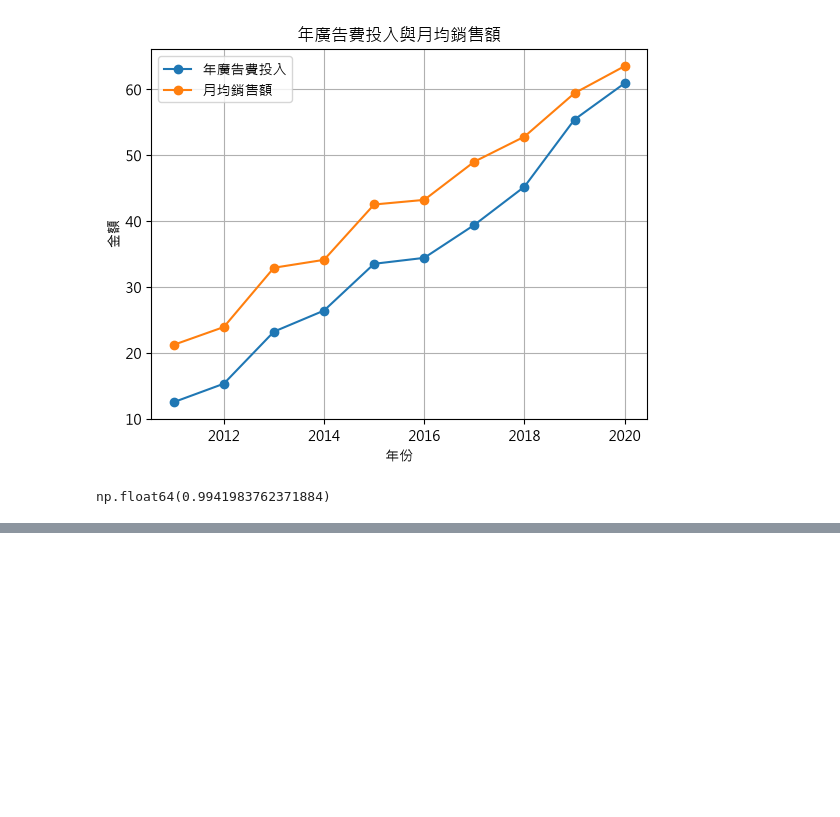
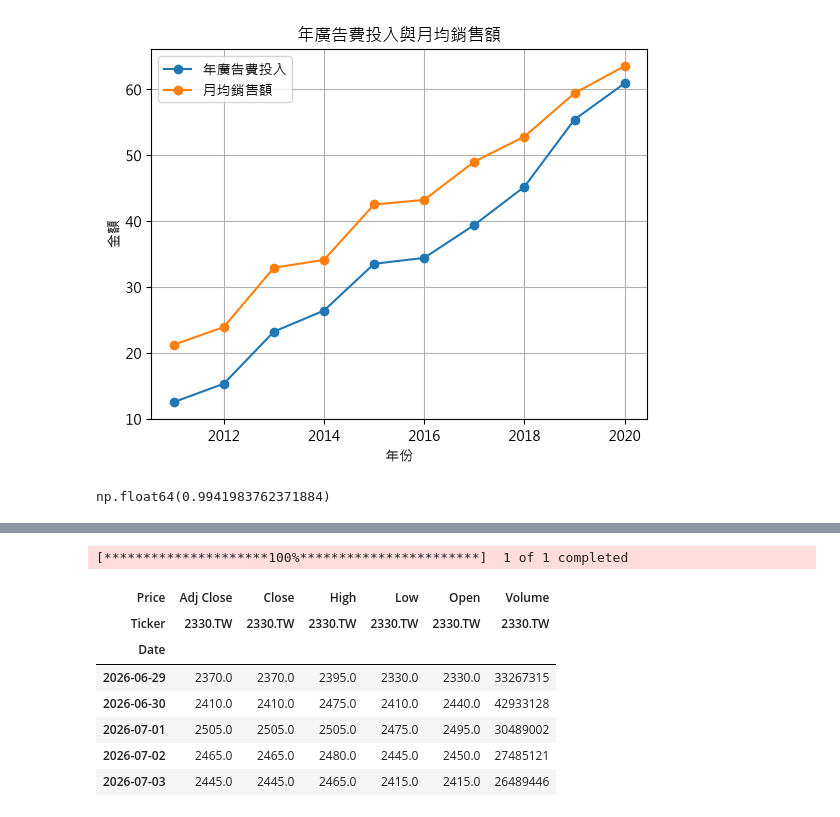
Before and after one commit to Valeriaya512/Python_course, a Jupyter notebook: 07_04/practice3.ipynb, the cells around one changed output, grey strips where cells are left out. Cells and saved outputs as stored; diff of their text form; code cells hidden in the pictures; blank space fills up the shorter version.

```diff
--- a/07_04/practice3.ipynb
+++ b/07_04/practice3.ipynb
@@ -46,0 +71,18 @@ np.float64(0.9941983762371884)
+# %%
+df = yf.download(
+    "2330.TW",
+    period="5d",
+    interval="1d",
+    auto_adjust=False
+)
+df
+# %% [output]
+[*********************100%***********************]  1 of 1 completed
+| Price | Adj Close | Close | High | Low | Open | Volume |
+| Ticker | 2330.TW | 2330.TW | 2330.TW | 2330.TW | 2330.TW | 2330.TW |
+| Date |  |  |  |  |  |  |
+| 2026-06-29 | 2370.0 | 2370.0 | 2395.0 | 2330.0 | 2330.0 | 33267315 |
+| 2026-06-30 | 2410.0 | 2410.0 | 2475.0 | 2410.0 | 2440.0 | 42933128 |
+| 2026-07-01 | 2505.0 | 2505.0 | 2505.0 | 2475.0 | 2495.0 | 30489002 |
+| 2026-07-02 | 2465.0 | 2465.0 | 2480.0 | 2445.0 | 2450.0 | 27485121 |
+| 2026-07-03 | 2445.0 | 2445.0 | 2465.0 | 2415.0 | 2415.0 | 26489446 |
```
Also changed, not shown: parts of 2 cells of this notebook, 2 other files.
